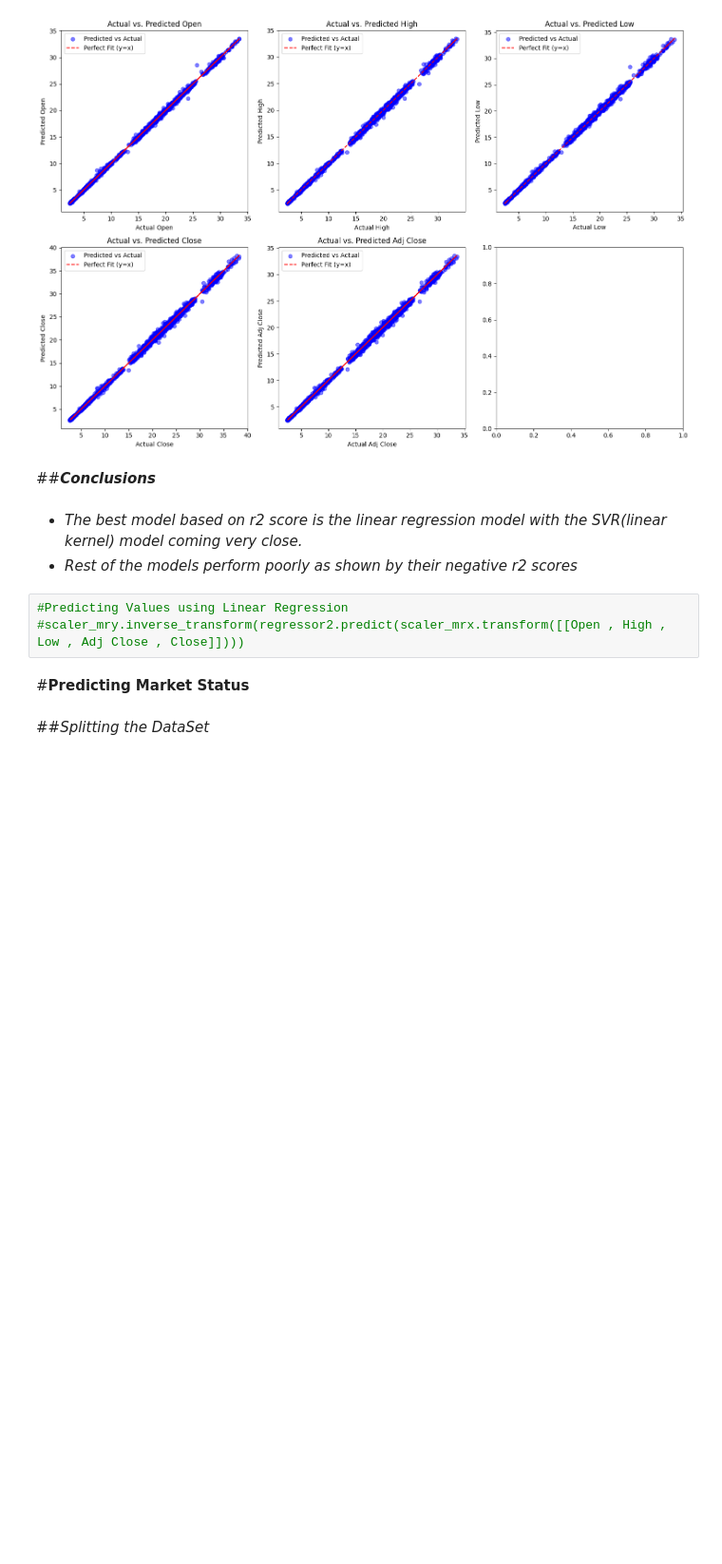
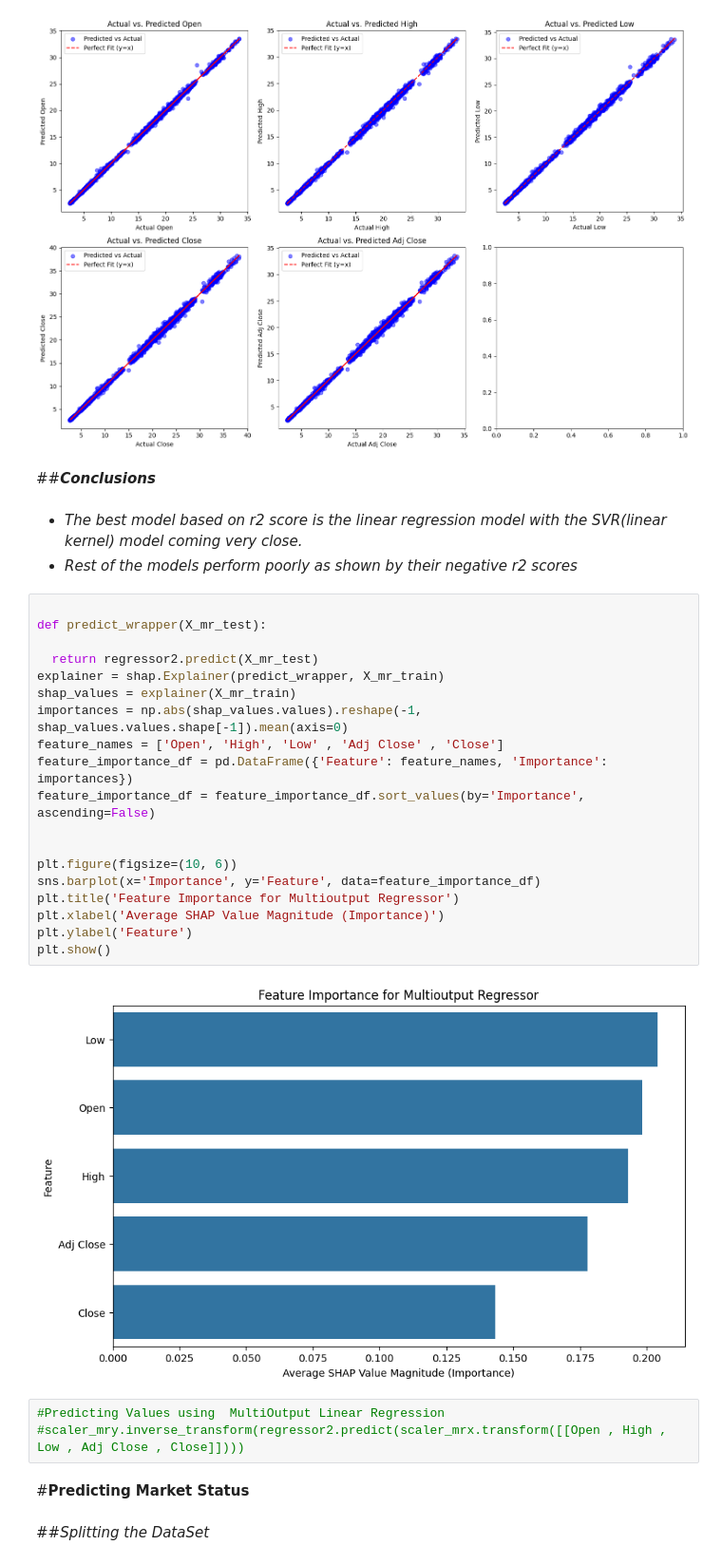
Before and after one commit to TytonTerrapin/Apple-Stock-Prediction, a Jupyter notebook: NN_CODE_FINAL.ipynb, the cells around one changed output. Shown at 95% size. Saved outputs shown, nothing was run; the diff lists cells and outputs as text; blank space fills up the shorter version.

```diff
--- a/NN_CODE_FINAL.ipynb
+++ b/NN_CODE_FINAL.ipynb
@@ -632,8 +669,29 @@ plt.show()
 
 *   *The best model based on r2 score is the linear regression model with the SVR(linear kernel) model coming very close.*
 *   *Rest of the models perform poorly as shown by their negative r2 scores*
+# %%
+
+def predict_wrapper(X_mr_test):
+
+  return regressor2.predict(X_mr_test)
+explainer = shap.Explainer(predict_wrapper, X_mr_train)
+shap_values = explainer(X_mr_train)
+importances = np.abs(shap_values.values).reshape(-1, shap_values.values.shape[-1]).mean(axis=0)
+feature_names = ['Open', 'High', 'Low' , 'Adj Close' , 'Close']
+feature_importance_df = pd.DataFrame({'Feature': feature_names, 'Importance': importances})
+feature_importance_df = feature_importance_df.sort_values(by='Importance', ascending=False)
+
+
+plt.figure(figsize=(10, 6))
+sns.barplot(x='Importance', y='Feature', data=feature_importance_df)
+plt.title('Feature Importance for Multioutput Regressor')
+plt.xlabel('Average SHAP Value Magnitude (Importance)')
+plt.ylabel('Feature')
+plt.show()
+# %% [output]
+[figure, added]
 # %%
-#Predicting Values using Linear Regression
+#Predicting Values using  MultiOutput Linear Regression
 #scaler_mry.inverse_transform(regressor2.predict(scaler_mrx.transform([[Open , High , Low , Adj Close , Close]])))
 # %% [markdown]
 #**Predicting Market Status**
```
Also changed, not shown: parts of 2 cells of this notebook.
